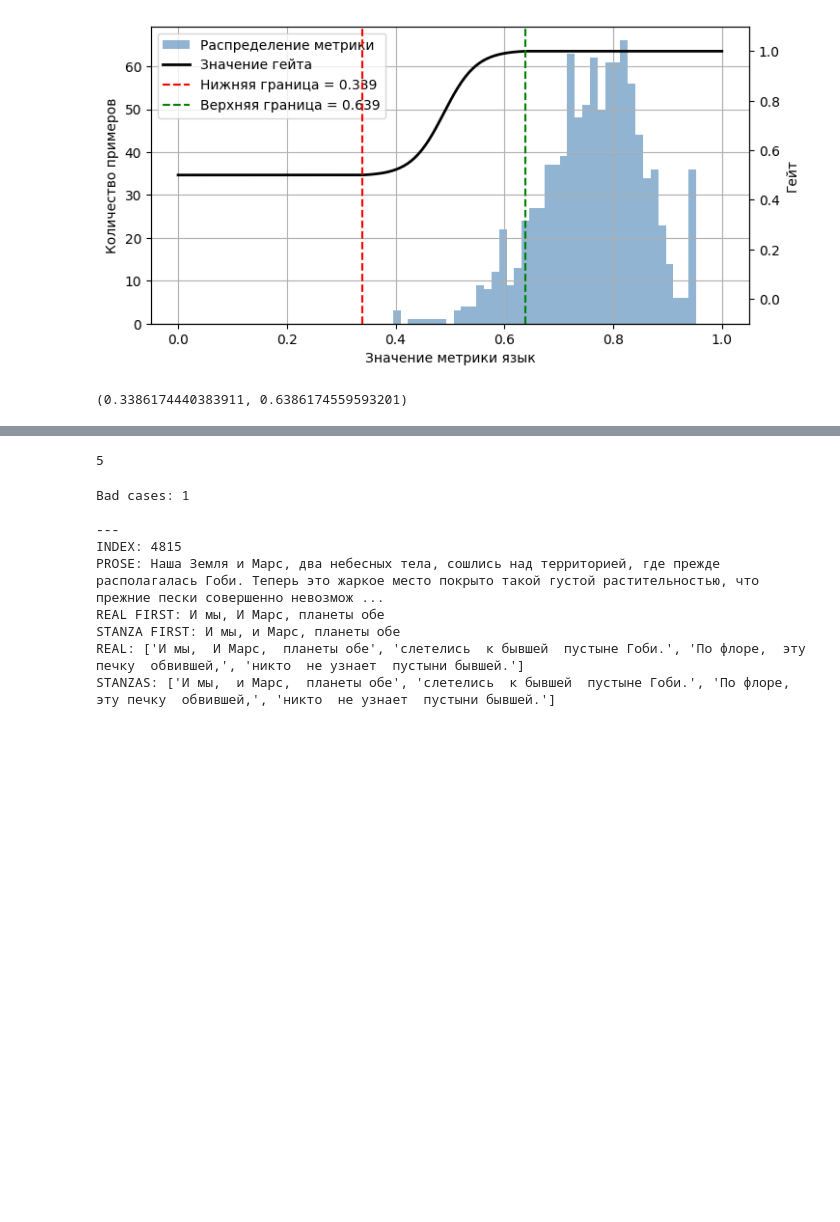
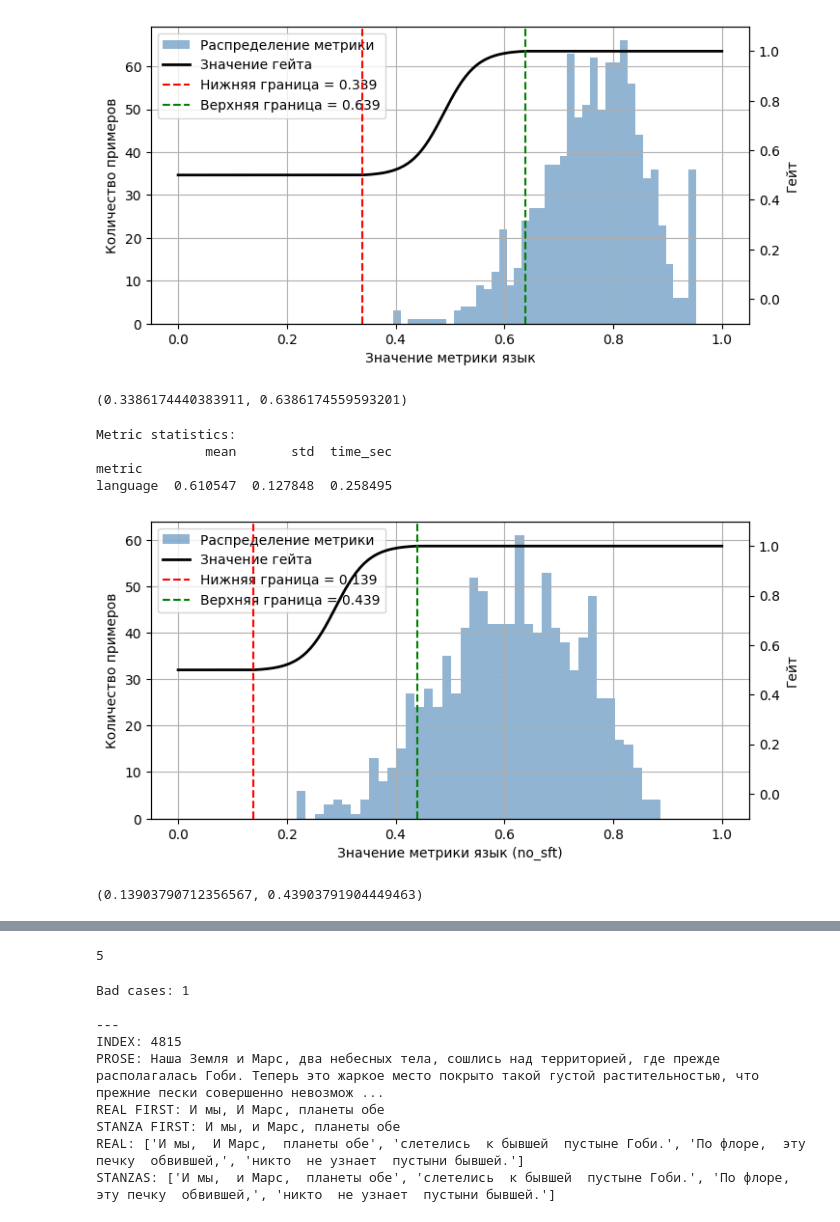
Before and after one commit to MarinaDistler/Prose-to-Poetry-RL, a Jupyter notebook: dataset-creation/check-metrics.ipynb, the cells around one changed output, grey strips where cells are left out. Drawn from its saved outputs; the diff is of its cells as text; code cells hidden in the pictures; blank space fills up the shorter version.

Commit message:
add lang graphics

```diff
--- a/dataset-creation/check-metrics.ipynb
+++ b/dataset-creation/check-metrics.ipynb
@@ -176,7 +175,7 @@ def language_fn(df):
                                                              prompt_type=prompt_type)
     df['input'] = df['text']
     df = df.apply(format_chat_template_, axis=1)
-    outs = compute_nll_batch(
+    outs = compute_lang_batch(
         df['text'].tolist(), df['output'].tolist(),
         model_base.model, model_base.tokenizer
     )
@@ -331,3 +330,20 @@ plot_metric_with_gate(
 # %% [output]
 [figure]
 (0.3386174440383911, 0.6386174559593201)
+# %%
+model_base = ModelQwen(quantization=False, path='')
+prompt_type = 'long'
+metric_fns = {
+    "language": language_fn
+}
+stats_df, metrics = eval_metrics(poems, metric_fns)
+plot_metric_with_gate(
+            metrics['language'], 'язык (no_sft)', q_low=0.3, q_high=0.1, power=10, bins=40
+        )
+# %% [output]
+Metric statistics:
+              mean       std  time_sec
+metric
+language  0.610547  0.127848  0.258495
+[figure, added]
+(0.13903790712356567, 0.43903791904449463)
```
Also changed, not shown: parts of 4 cells of this notebook.
